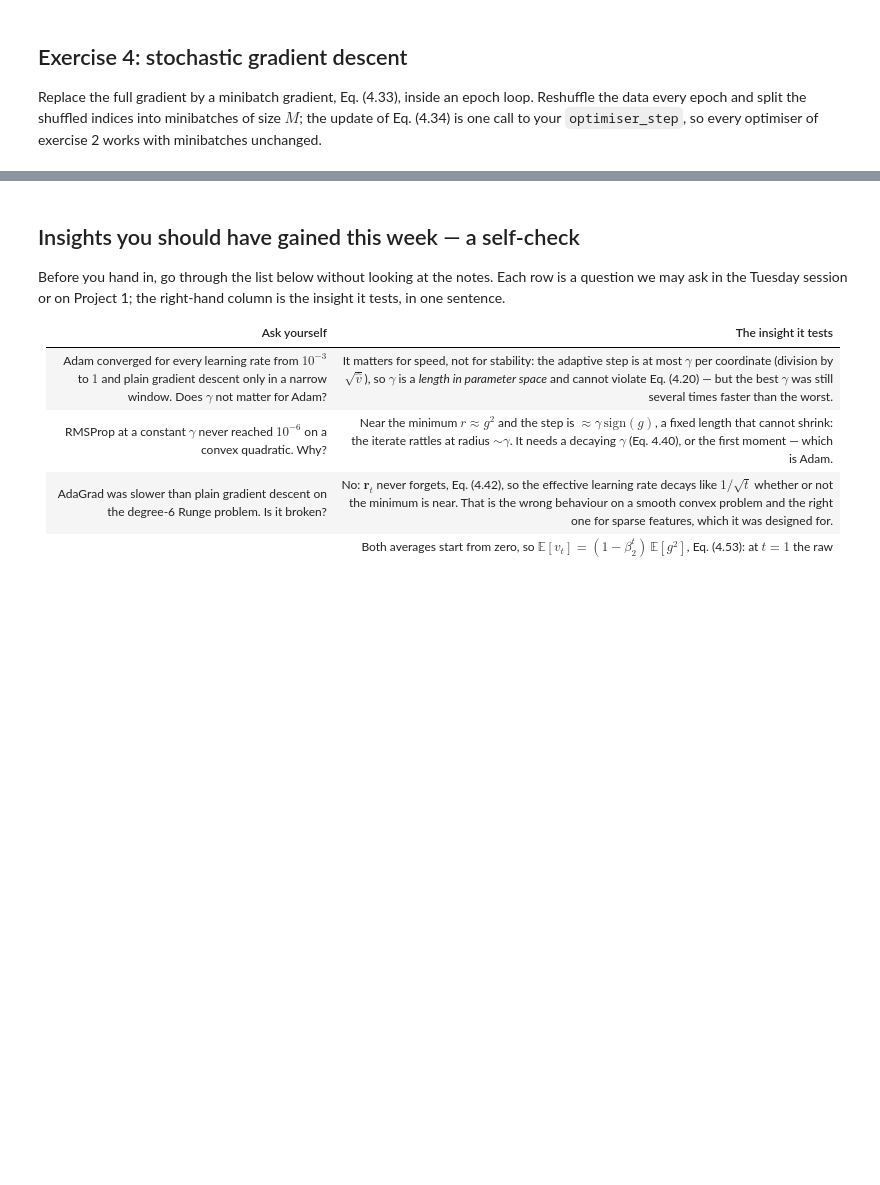
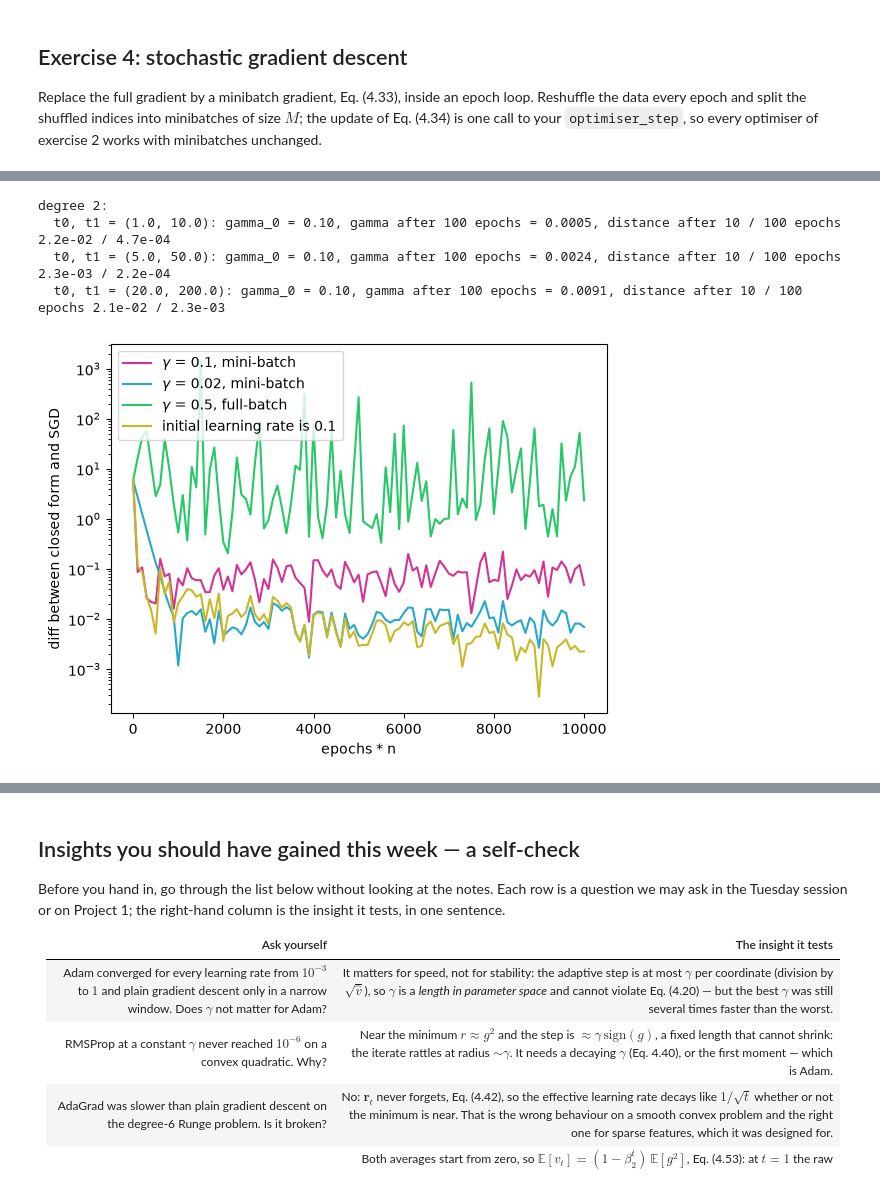
Before and after one commit to synnesjor/FYS-STK4155, a Jupyter notebook: exercisesweek38.ipynb, the cells around one changed output, grey strips where cells are left out. Saved outputs shown, nothing was run; the diff lists cells and outputs as text; code cells hidden in the pictures; blank space fills up the shorter version.

```diff
--- a/exercisesweek38.ipynb
+++ b/exercisesweek38.ipynb
@@ -526,0 +612,21 @@ SyntaxError: invalid syntax (3370410644.py, line 8)
+# %%
+X, y = exercise_data(degree=2)
+n = len(y)
+theta_cf = closed_form(X, y, 0)
+theta = np.array([0.0, 3.0])
+g_full = gradient(theta, X, y)
+rng = np.random.default_rng(2026)
+print("full gradient:", g_full)
+
+M = [1,5,25]
+
+for i in M:
+    gs = np.array([gradient(theta, X[b], y[b]) for _ in range(40) for b in make_batches(n, i, rng)])
+    print(f"M = {i:2d}: mean {np.round(gs.mean(axis=0), 3)}, spread {np.std(gs, axis=0).mean():.3f}")
+
+
+
+print("\nWe see from the values below that the spread does indeed fall as roughly 1/sqrt(M)!")
+print("M=1: ", 8.477*(1/np.sqrt(1)))
+print("M=5: ",8.477*(1/np.sqrt(5)))
+print("M=25: ",8.477*(1/np.sqrt(25)))
@@ -526,0 +699,28 @@ SyntaxError: invalid syntax (3370410644.py, line 8)
+# %%
+for degree in [2]:
+    Xd, yd = exercise_data(degree=degree)
+    theta_d = closed_form(Xd, yd,0)
+    print(f"degree {degree}:")
+    for sched in ((1.0, 10.0), (5.0, 50.0), (20.0, 200.0)):
+        hist = sgd(Xd, yd, n_epochs=100, batch_size=5, schedule=sched)
+        d = np.linalg.norm(hist - theta_d, axis=1)
+        print(f"  t0, t1 = {sched}: gamma_0 = {sched[0] / sched[1]:.2f}, gamma after 100 epochs = {step_length(100 * len(yd) // 5, *sched):.4f}, "
+              f"distance after 10 / 100 epochs {d[10]:.1e} / {d[100]:.1e}")
+
+plt.figure()
+plt.plot(np.linspace(0,10000,101), l_01, color = "#D23395", label = fr"$\gamma$ = 0.1, mini-batch")
+plt.plot(np.linspace(0,10000,101), l_002, color = "#26A8C8", label = fr"$\gamma$ = 0.02, mini-batch")
+plt.plot(np.linspace(0,10000,101), l_05, color = "#26C867", label = fr"$\gamma$ = 0.5, full-batch")
+plt.plot(np.linspace(0,10000,101), d, color = "#C8B826", label = fr"initial learning rate is $0.1$")
+# plt.ylim(0,0.3)
+plt.yscale("log")
+plt.xlabel("epochs * n")
+plt.ylabel("diff between closed form and SGD")
+plt.legend()
+plt.show()
+# %% [output]
+degree 2:
+  t0, t1 = (1.0, 10.0): gamma_0 = 0.10, gamma after 100 epochs = 0.0005, distance after 10 / 100 epochs 2.2e-02 / 4.7e-04
+  t0, t1 = (5.0, 50.0): gamma_0 = 0.10, gamma after 100 epochs = 0.0024, distance after 10 / 100 epochs 2.3e-03 / 2.2e-04
+  t0, t1 = (20.0, 200.0): gamma_0 = 0.10, gamma after 100 epochs = 0.0091, distance after 10 / 100 epochs 2.1e-02 / 2.3e-03
+[figure, added]
```
Also changed, not shown: parts of 34 cells of this notebook.
